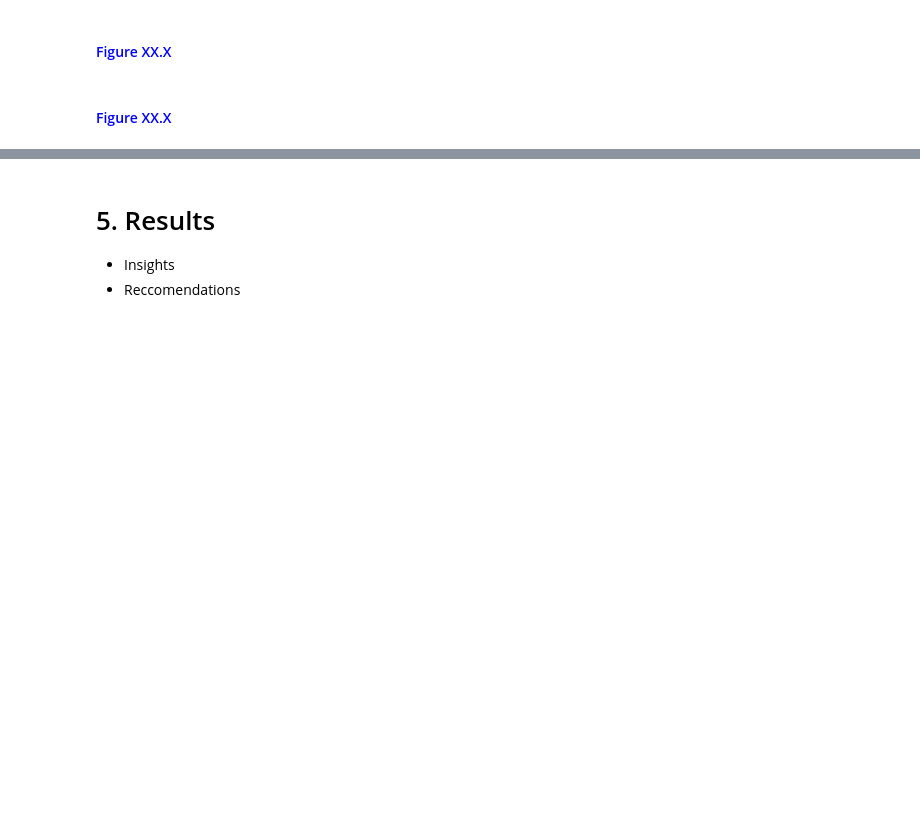
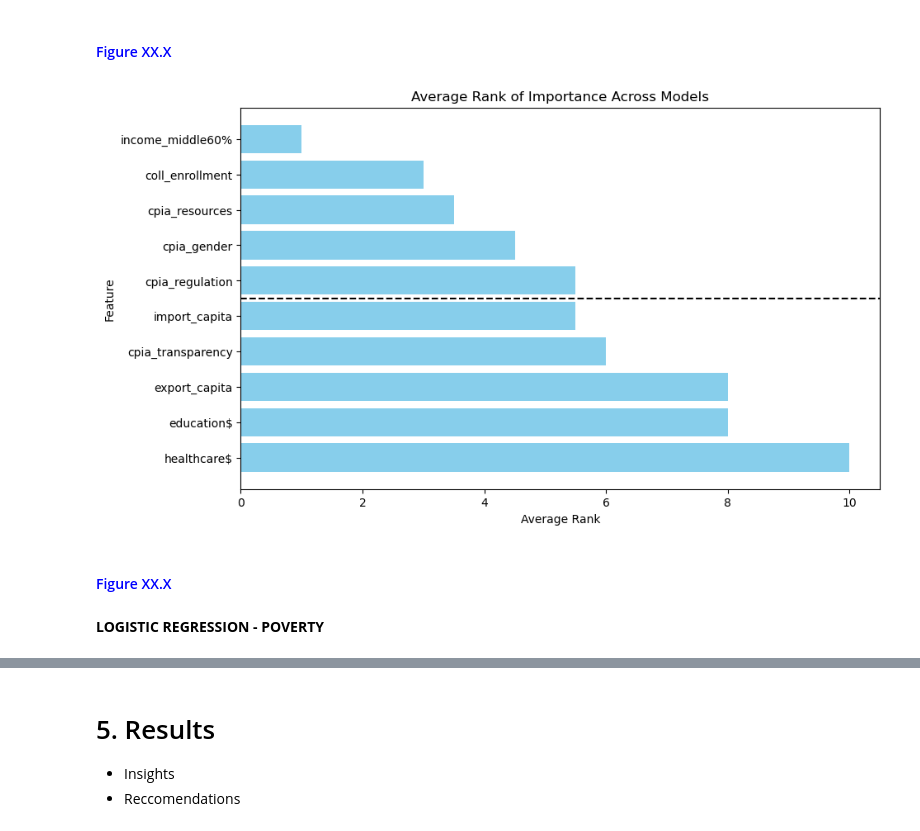
Before and after one commit to te-ex153/Projects, a Jupyter notebook: Country23.ipynb, the cells around one changed output, grey strips where cells are left out. Cells and saved outputs as stored; diff of their text form; code cells hidden in the pictures; blank space fills up the shorter version.

Commit message:
Add files via upload
completed the three ml models for poverty

```diff
--- a/Country23.ipynb
+++ b/Country23.ipynb
@@ -1475,27 +1643,30 @@ plt.show()
 # %%
 '''
 Merge the different importance dfs and calculate plot the average Rank
 '''
 ### Calculate and add rank for ea models results
 importance_df['Rank'] = importance_df['Importance'].rank(ascending=False)
 importance_df2['Rank'] = importance_df2['Importance'].rank(ascending=False)
-coef_df_sorted['Rank'] = coef_df_sorted['Importance'].rank(ascending=False)
+
 
 ### merge importance dfs in combined df
-importance_combined = pd.merge(coef_df_sorted, importance_df, on='Feature', how='inner')
-importance_combined = pd.merge(importance_combined, importance_df2, on='Feature', how='inner')
+importance_combined = pd.merge(importance_df2, importance_df, on='Feature', how='inner')
 
 ### Calculate average rank
-importance_combined['Avg_Rank'] = (importance_combined['Rank_x'] + importance_combined['Rank_y'] + importance_combined['Rank'])/3
+importance_combined['Avg_Rank'] = (importance_combined['Rank_x'] + importance_combined['Rank_y'])/2
 importance_combined = importance_combined.sort_values(by='Avg_Rank')
 
 plt.figure(figsize=(10, 6))
 plt.barh(importance_combined['Feature'], importance_combined['Avg_Rank'], color='skyblue')
 plt.xlabel('Average Rank')
 plt.ylabel('Feature')
 plt.title('Average Rank of Importance Across Models')
 plt.gca().invert_yaxis()
-plt.axhline(y=5.5, color='black', linestyle='--')
+plt.axhline(y=4.5, color='black', linestyle='--')
 plt.show()
+# %% [output]
+[figure, added]
 # %% [markdown]
 #### <span style='color:blue;'>Figure XX.X</span>
+# %% [markdown]
+**LOGISTIC REGRESSION - POVERTY**
```
Also changed, not shown: parts of 64 cells of this notebook.
